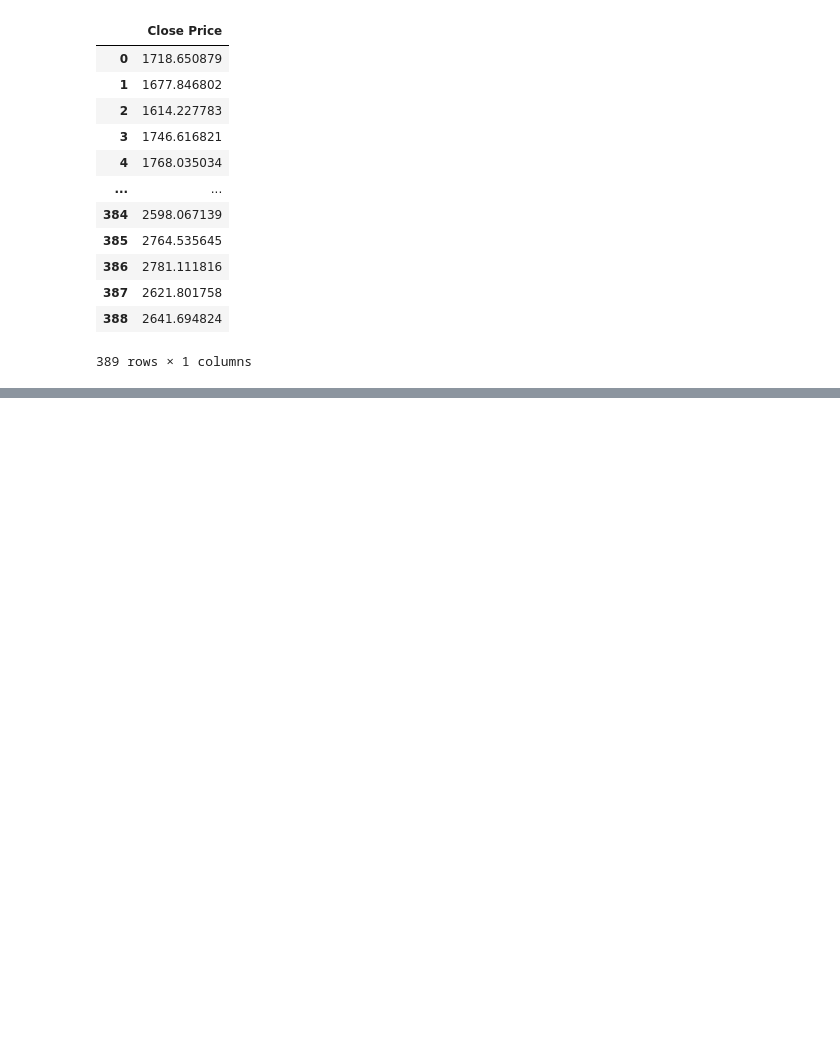
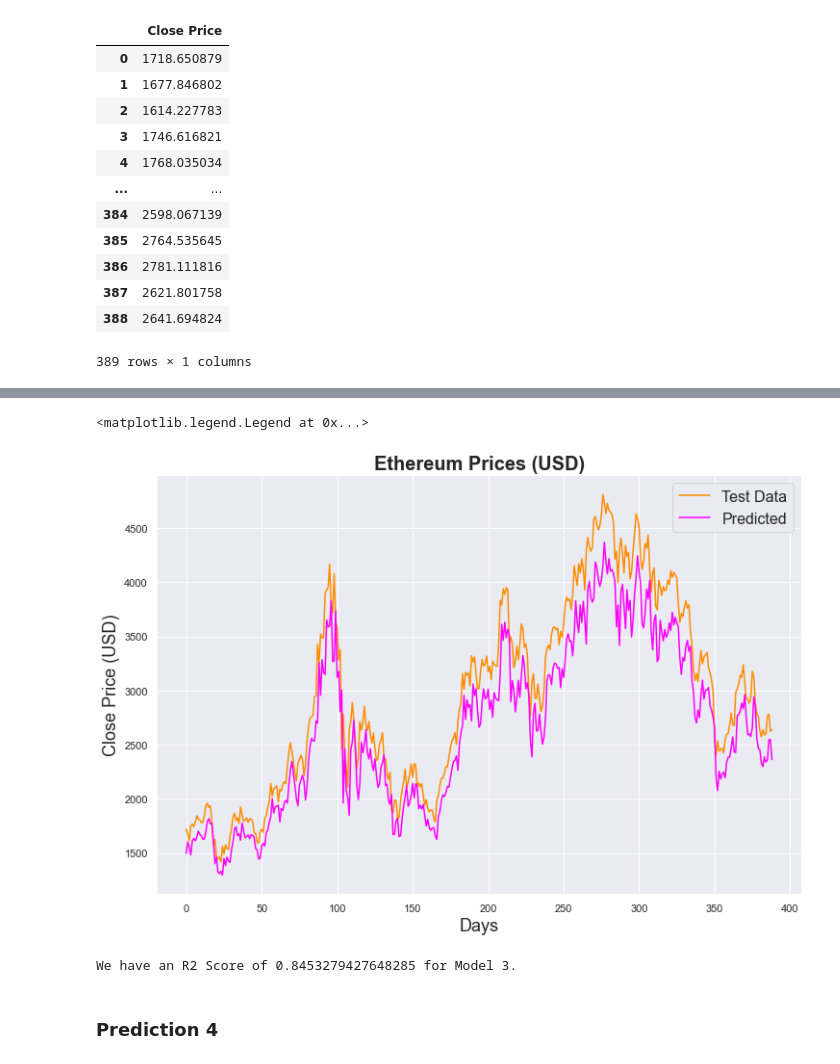
Before and after one commit to GitHubOfAndrew/Time-Series-Analysis-Cryptocurrencies, a Jupyter notebook: Cryptocurrency Forecasting.ipynb, the cells around one changed output, grey strips where cells are left out. Saved outputs shown, nothing was run; the diff lists cells and outputs as text; code cells hidden in the pictures; blank space fills up the shorter version.

```diff
--- a/Cryptocurrency Forecasting.ipynb
+++ b/Cryptocurrency Forecasting.ipynb
@@ -662,0 +875,8 @@ original_price
+# %%
+# prediction for model 3
+
+predictions_3 = model3.predict(x_test)
+eth_predictions_3 = min_max_scaler.inverse_transform(predictions_3)
+predictions3_df = pd.DataFrame(eth_predictions_3, columns = ['Predicted Close Price'])
+
+predictions3_df
@@ -662,0 +897,20 @@ original_price
+# %%
+# plot on seaborn
+plt.figure(figsize=(12,8))
+sns.set_theme(style='darkgrid')
+eth_axis3 = sns.lineplot(x=original_price.index, y=original_price['Close Price'], label='Test Data', color='darkorange')
+eth_axis3 = sns.lineplot(x=predictions3_df.index, y=predictions3_df['Predicted Close Price'], label='Predicted', color='fuchsia')
+eth_axis3.set_title('Ethereum Prices (USD)', fontsize=20, fontweight='bold')
+eth_axis3.set_xlabel('Days', fontsize=18)
+eth_axis3.set_ylabel('Close Price (USD)', fontsize=18)
+eth_axis3.legend(loc=0, fontsize=16)
+# %% [output]
+<matplotlib.legend.Legend at 0x...>
+[figure, added]
+# %%
+model_3_score = r2_score(original_price['Close Price'], eth_predictions_3)
+print(f'We have an R2 Score of {model_3_score} for Model 3.')
+# %% [output]
+We have an R2 Score of 0.8453279427648285 for Model 3.
+# %% [markdown]
+### Prediction 4
```
Also changed, not shown: parts of 29 cells of this notebook.
